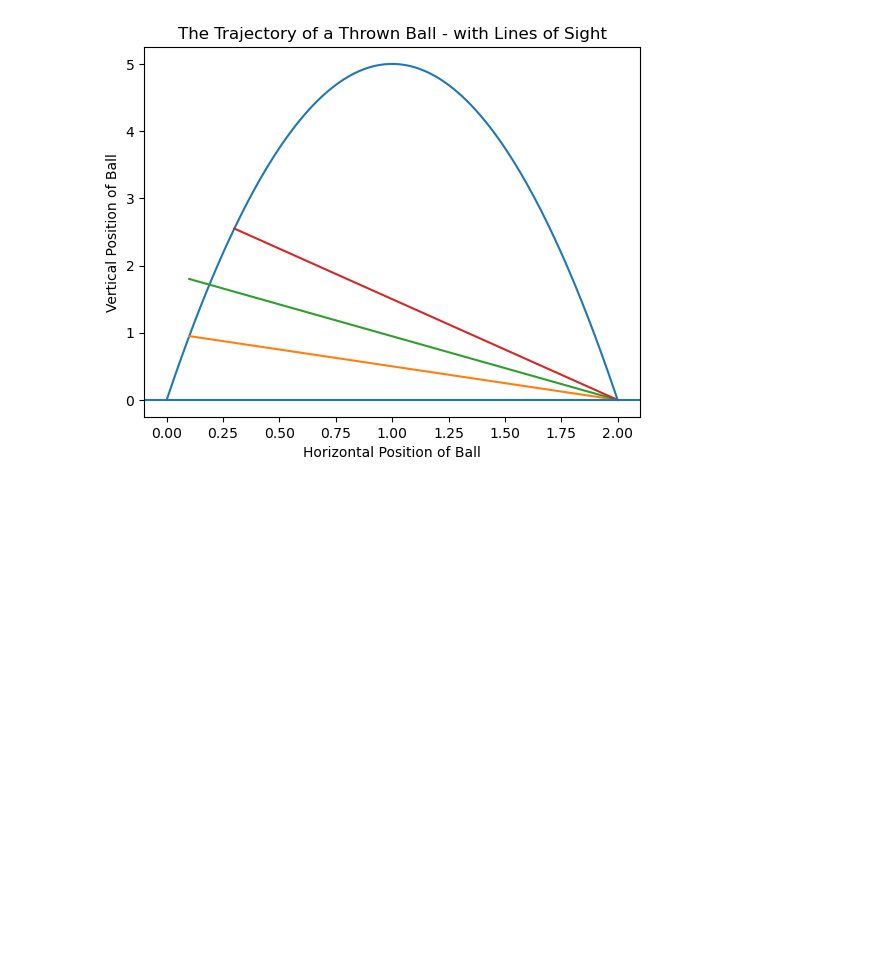
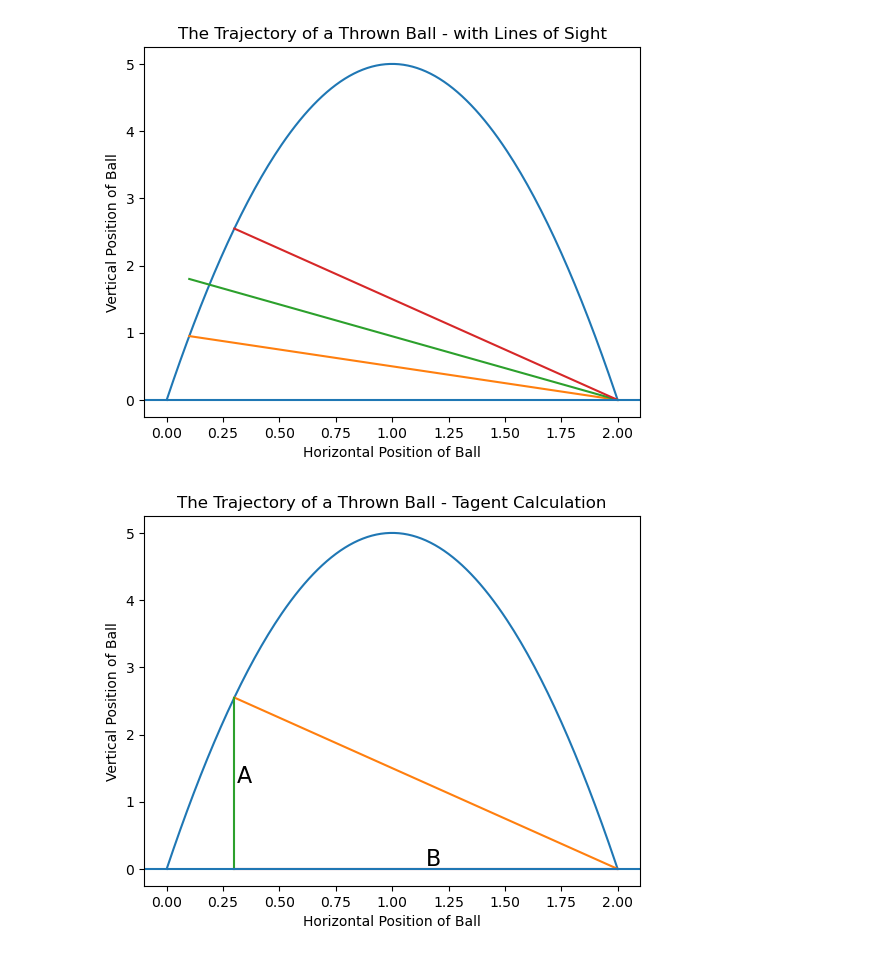
Before and after one commit to CatDawn29/Big-Book-of-Small-Python-Projects-Catherine, a Jupyter notebook: Probelm Solving with Algorithms- using Chapman's algorithm..ipynb, the cells around one changed output. Cells and saved outputs as stored; diff of their text form; code cells hidden in the pictures; blank space fills up the shorter version.

```diff
--- a/Problem Solving with Algorithms.ipynb
+++ b/Probelm Solving with Algorithms- using Chapman's algorithm..ipynb
@@ -54,3 +54,18 @@ plt.axhline(y = 0)
 plt.show()
 # %% [output]
 [figure]
+# %%
+xs5 = [0.3,0.3]
+ys5 = [0, ball_trajectory(0.3)]
+xs6 = [0.3,2]
+ys6 = [0,0]
+plt.plot(xs,ys,xs4,ys4, xs5,ys5,xs6,ys6)
+plt.title('The Trajectory of a Thrown Ball - Tagent Calculation')
+plt.xlabel('Horizontal Position of Ball')
+plt.ylabel('Vertical Position of Ball')
+plt.text(0.31,ball_trajectory(0.3)/2,'A',fontsize = 16)
+plt.text((0.3 + 2)/2,0.05,'B',fontsize = 16)
+plt.axhline(y = 0)
+plt.show()
+# %% [output]
+[figure, added]
```
Also changed, not shown: 1 other file.
